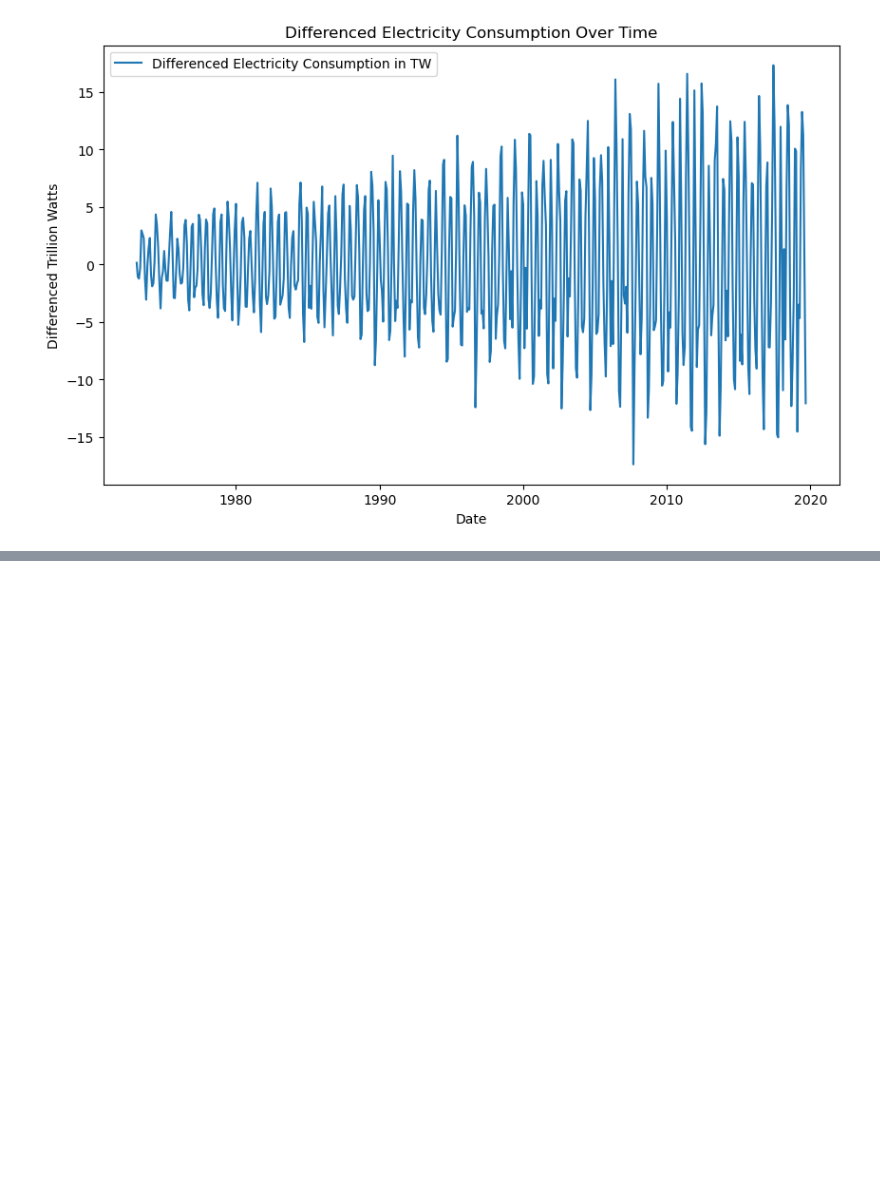
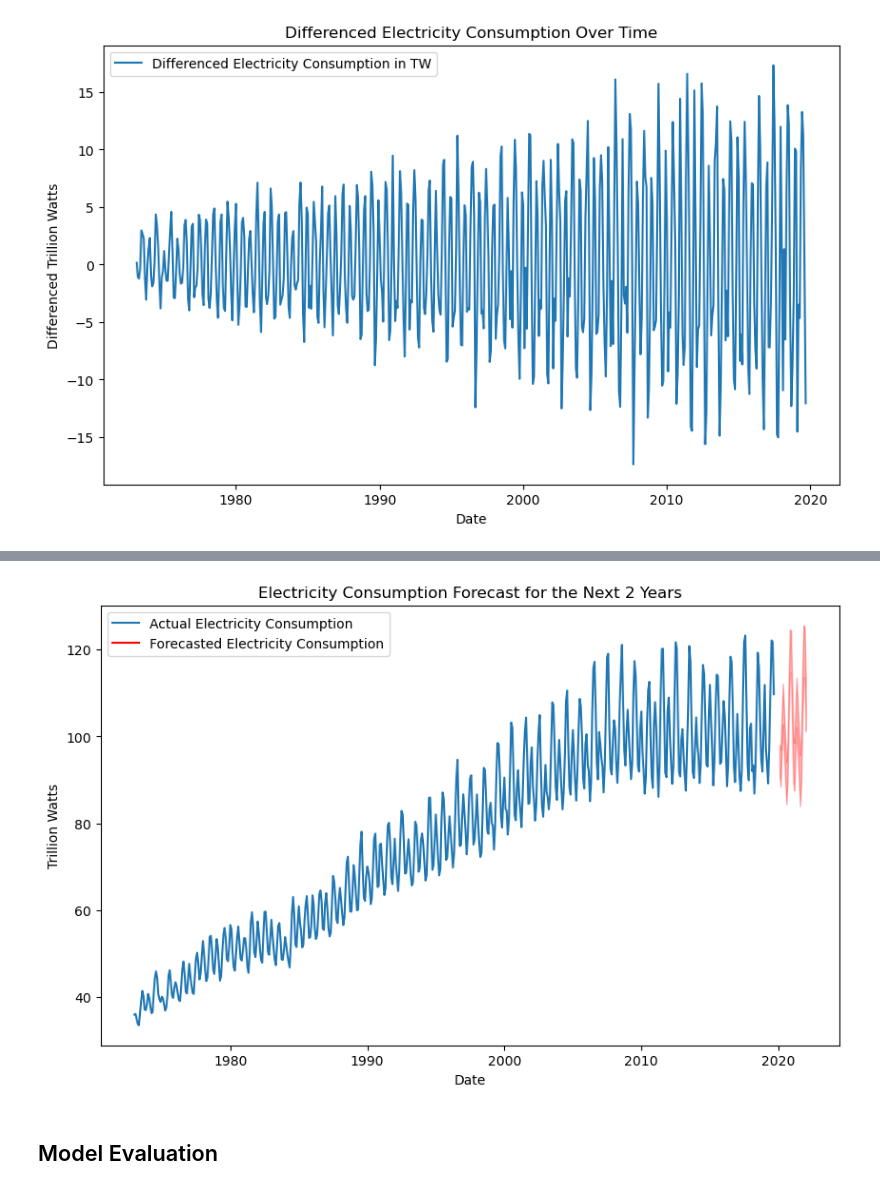
Before and after one commit to moraditya/electricity-demand-projection-SARIMA, a Jupyter notebook: model/electricty-demand-SARIMA.ipynb, the cells around one changed output, grey strips where cells are left out. Cells and saved outputs as stored; diff of their text form; code cells hidden in the pictures; blank space fills up the shorter version.

```diff
--- a/model/electricty-demand-SARIMA.ipynb
+++ b/model/electricty-demand-SARIMA.ipynb
@@ -140,0 +189,17 @@ plt.show()
+# %%
+# split data into train and test sets (using the last 24 months as the test set)
+train_data = ec_df['Electricty_Consumption_in_TW'][:-24]
+test_data = ec_df['Electricty_Consumption_in_TW'][-24:]
+# %%
+# forecast for the next 24 months (2 years)
+sarima = SARIMAX(train_data, order=(1,1,3), seasonal_order=(1,0,2,12)).fit()
+
+forecast = sarima.get_forecast(steps=24)
+
+# get the predicted mean and confidence intervals
+forecast_mean = forecast.predicted_mean
+forecast_ci = forecast.conf_int()
+
+# create a future index for the forecasted values
+future_dates = pd.date_range(start='2020-01-01', periods=24, freq='M')
+forecast_df = pd.DataFrame({'Forecast': forecast_mean}, index=future_dates)
@@ -140,0 +225,17 @@ plt.show()
+# %%
+# plot the forecast along with the actual data
+plt.figure(figsize=(10, 6))
+plt.plot(ec_df['Electricty_Consumption_in_TW'], label='Actual Electricity Consumption')
+plt.plot(forecast_df['Forecast'], label='Forecasted Electricity Consumption', color='red')
+
+# plot confidence intervals
+plt.fill_between(future_dates, forecast_ci.iloc[:, 0], forecast_ci.iloc[:, 1], color='red', alpha=0.3)
+plt.title('Electricity Consumption Forecast for the Next 2 Years')
+plt.xlabel('Date')
+plt.ylabel('Trillion Watts')
+plt.legend()
+plt.show()
+# %% [output]
+[figure, added]
+# %% [markdown]
+## Model Evaluation
```
Also changed, not shown: parts of 5 cells of this notebook.
